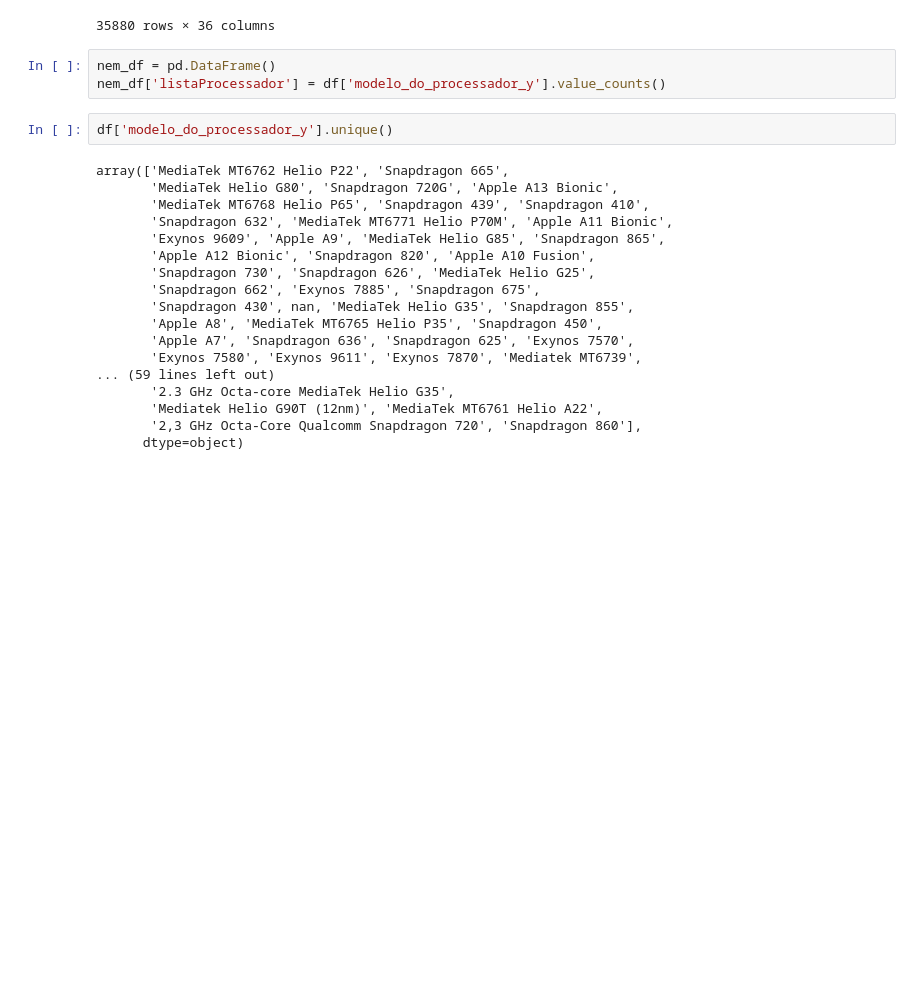
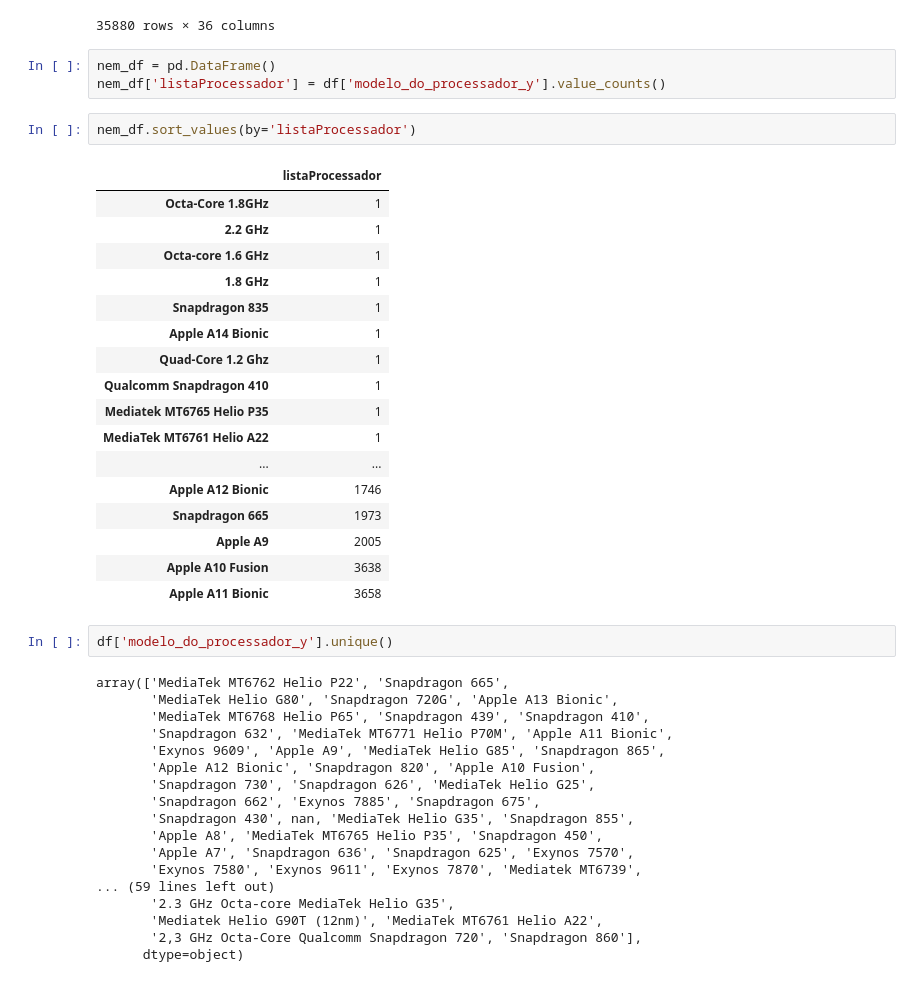
Before and after one commit to lucasobispo/precificacao_mercadolivre_tcc, a Jupyter notebook: Jupyer-Notebooks/4.0 - Analise estatísticas dos dados.ipynb, the cells around one changed output. Saved outputs shown, nothing was run; the diff lists cells and outputs as text; blank space fills up the shorter version.

```diff
--- a/Jupyer-Notebooks/4.0 - Analise estatísticas dos dados.ipynb
+++ b/Jupyer-Notebooks/4.0 - Analise estatísticas dos dados.ipynb
@@ -25,6 +25,26 @@ df
 # %%
 nem_df = pd.DataFrame()
 nem_df['listaProcessador'] = df['modelo_do_processador_y'].value_counts()
+# %%
+nem_df.sort_values(by='listaProcessador')
+# %% [output]
+|  | listaProcessador |
+| Octa-Core 1.8GHz | 1 |
+| 2.2 GHz | 1 |
+| Octa-core 1.6 GHz | 1 |
+| 1.8 GHz | 1 |
+| Snapdragon 835 | 1 |
+| Apple A14 Bionic | 1 |
+| Quad-Core 1.2 Ghz | 1 |
+| Qualcomm Snapdragon 410 | 1 |
+| Mediatek MT6765 Helio P35 | 1 |
+| MediaTek MT6761 Helio A22 | 1 |
+| ... | ... |
+| Apple A12 Bionic | 1746 |
+| Snapdragon 665 | 1973 |
+| Apple A9 | 2005 |
+| Apple A10 Fusion | 3638 |
+| Apple A11 Bionic | 3658 |
 # %%
 df['modelo_do_processador_y'].unique()
 # %% [output]
```
